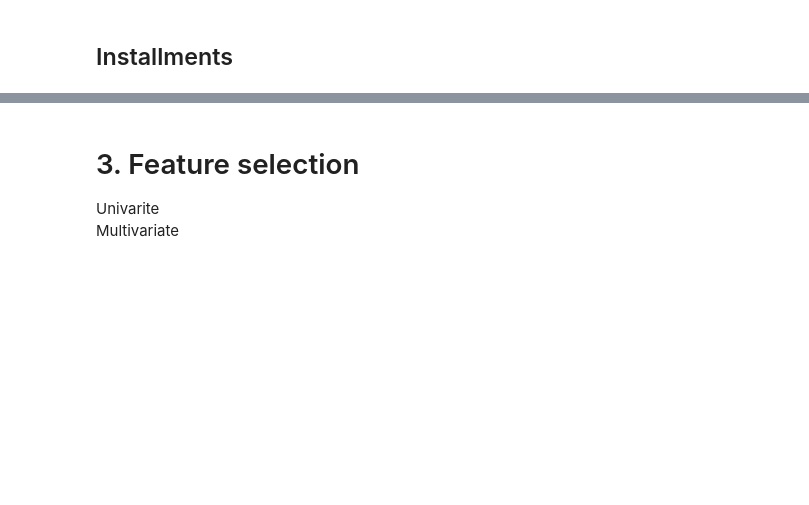
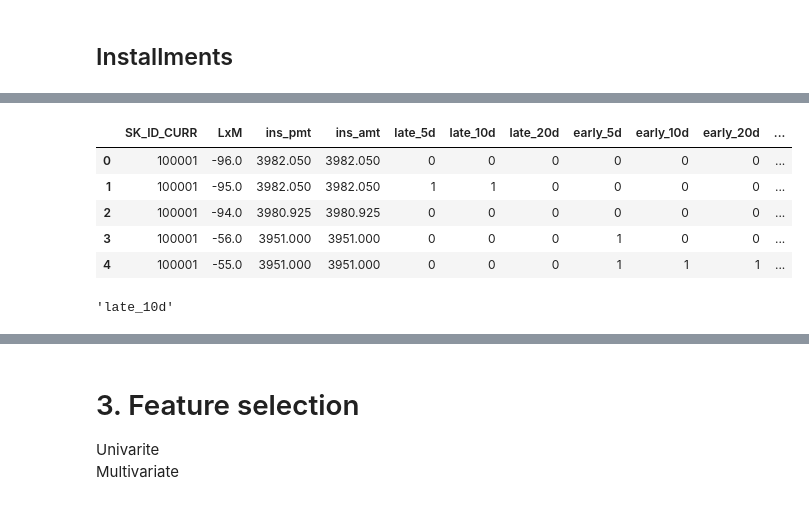
Before and after one commit to Nampq281/homecredit_pd_model, a Jupyter notebook: homecredit-pd-model.ipynb, the cells around one changed output, grey strips where cells are left out. Cells and saved outputs as stored; diff of their text form; code cells hidden in the pictures; blank space fills up the shorter version.

```diff
--- a/homecredit-pd-model.ipynb
+++ b/homecredit-pd-model.ipynb
@@ -753,0 +711,24 @@ agg_cal(installments_payments)
+# %%
+group_col = ['SK_ID_CURR','LxM']
+agg_fn = ['sum']
+
+ins_sum = {}
+val_list = ['AMT_PAYMENT', 'AMT_INSTALMENT',
+            'is_late_5d', 'is_late_10d', 'is_late_20d',
+           'is_early_5d', 'is_early_10d', 'is_early_20d']
+
+for val in tqdm(val_list):
+    ins_sum[val+'agg'] = agg_cal(installments_payments, group_col=group_col, val=val, agg_fn=agg_fn)
+# %%
+group_col = ['SK_ID_CURR','LxM']
+agg_fn = ['count']
+val = 'AMT_INSTALMENT'
+
+ins_sum['count_no_contract'] = agg_cal(installments_payments, group_col=group_col, val=val, agg_fn=agg_fn)
+# %%
+to_merge = list(ins_sum.values())
+ins_pmt_ts = reduce(lambda  left,right: pd.merge(left, right, on=['SK_ID_CURR','LxM'], how='outer'), to_merge)
+# %%
+ins_pmt_ts.columns = ['SK_ID_CURR', 'LxM', 'ins_pmt', 'ins_amt',
+ 'late_5d', 'late_10d', 'late_20d',
+ 'early_5d', 'early_10d', 'early_20d', 'no_ins_contract']
@@ -753,0 +753,13 @@ agg_cal(installments_payments)
+# %%
+ins_pmt_ts.head()
+# %% [output]
+|  | SK_ID_CURR | LxM | ins_pmt | ins_amt | late_5d | late_10d | late_20d | early_5d | early_10d | early_20d | ... |
+| 0 | 100001 | -96.0 | 3982.050 | 3982.050 | 0 | 0 | 0 | 0 | 0 | 0 | ... |
+| 1 | 100001 | -95.0 | 3982.050 | 3982.050 | 1 | 1 | 0 | 0 | 0 | 0 | ... |
+| 2 | 100001 | -94.0 | 3980.925 | 3980.925 | 0 | 0 | 0 | 0 | 0 | 0 | ... |
+| 3 | 100001 | -56.0 | 3951.000 | 3951.000 | 0 | 0 | 0 | 1 | 0 | 0 | ... |
+| 4 | 100001 | -55.0 | 3951.000 | 3951.000 | 0 | 0 | 0 | 1 | 1 | 1 | ... |
+# %%
+list(set(ins_pmt_ts.columns) - set(group_col))[0]
+# %% [output]
+'late_10d'
```
Also changed, not shown: parts of 31 cells of this notebook.
